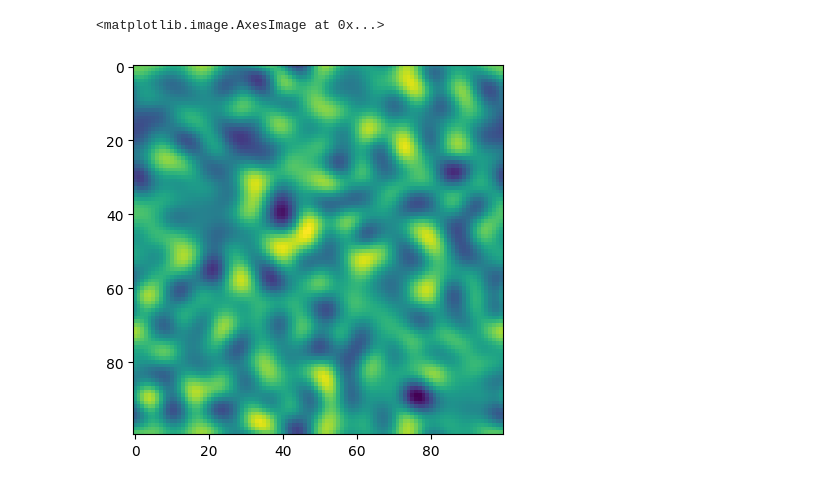
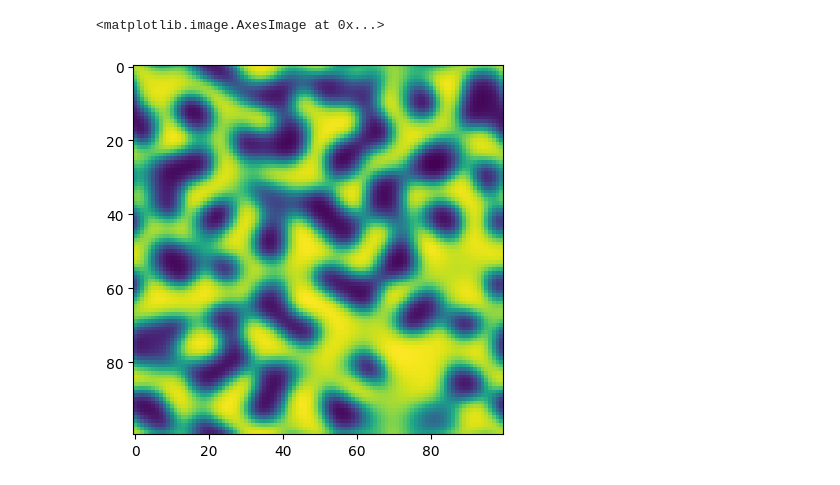
Before and after one commit to daubners/evoxels, a Jupyter notebook: notebooks/04-inversion.ipynb, the cells around one changed output. Saved outputs shown, nothing was run; the diff lists cells and outputs as text; code cells hidden in the pictures.

```diff
--- a/notebooks/04-inversion.ipynb
+++ b/notebooks/04-inversion.ipynb
@@ -6,6 +6,6 @@ import diffrax as dfx
 # %%
 model = vox.CahnHilliardInversionModel(Nx=100, Ny=100, Nz=100, Lx=100, Ly=100, Lz=100, eps=3.0, A=0.25)
 # %%
-saveat = dfx.SaveAt(ts=np.linspace(0, 100, 10))
+saveat = dfx.SaveAt(ts=np.linspace(0, 100, 100))
 # %%
 res = model.solve({"D": 1.0}, 0.5 + 0.1*np.random.rand(model.Nx, model.Ny, model.Nz), saveat, dt0=0.1)
@@ -36,5 +12,5 @@ Array([[[[[0.52773273, 0.56200695, 0.55843294, ..., 0.590654  ,
 # %%
-plt.imshow(res[1,0,:,:,res.shape[4]//2])
+plt.imshow(res[-1,:,:,res.shape[-1]//2])
 # %% [output]
 <matplotlib.image.AxesImage at 0x...>
-[figure, old version]
+[figure, new version]
```
Also changed, not shown: parts of 5 cells of this notebook, 2 other files.
